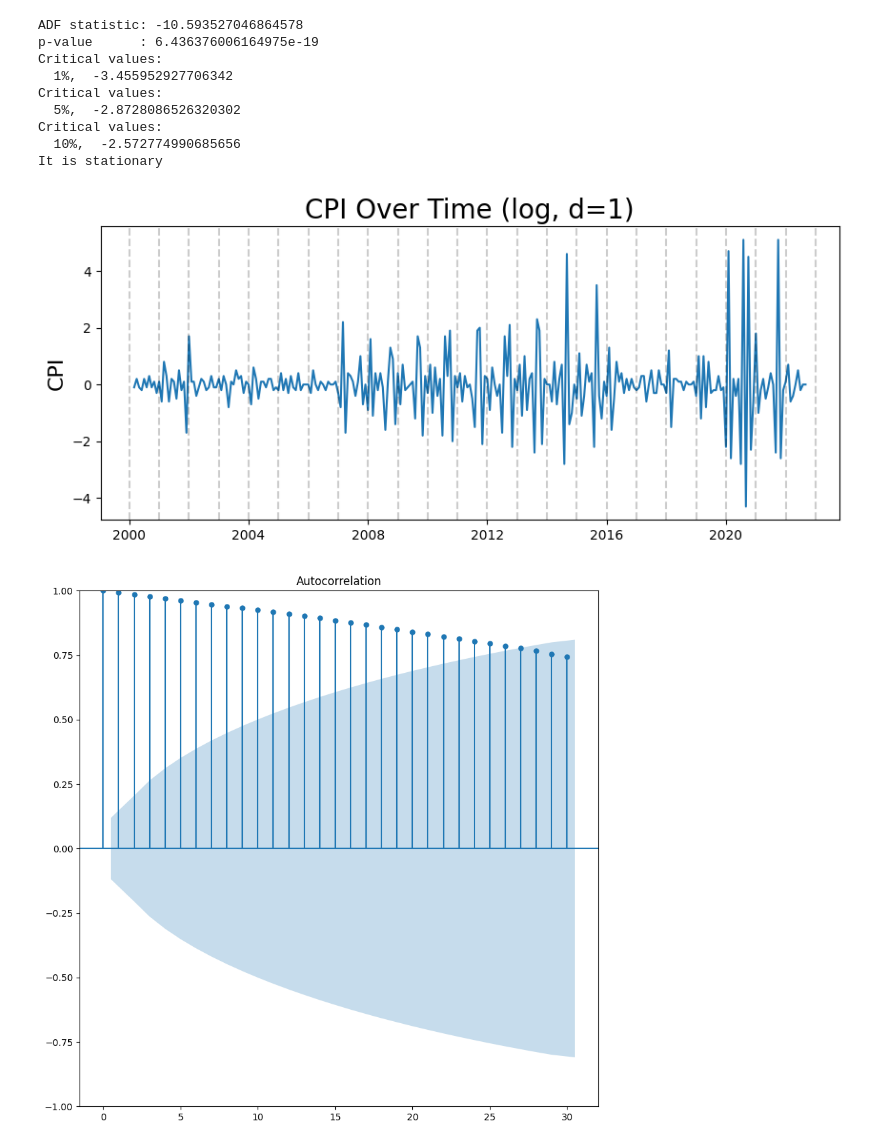
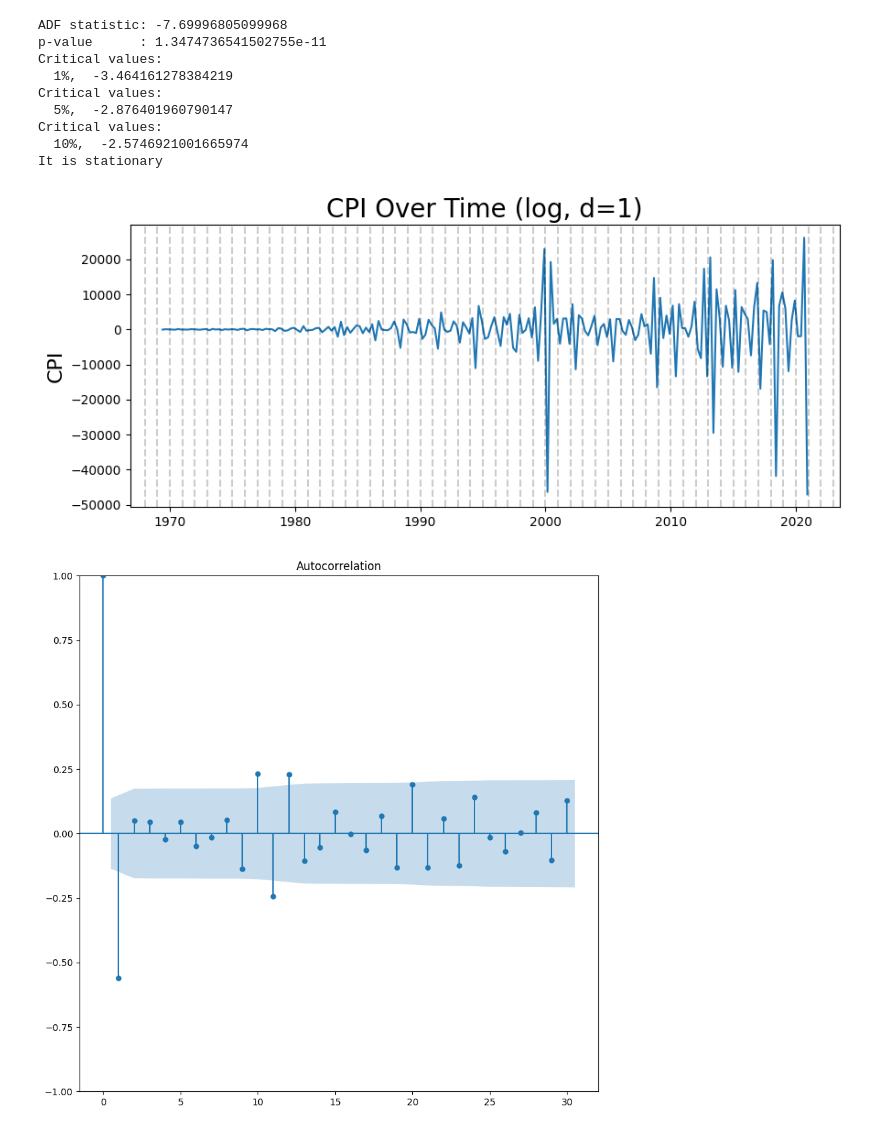
Before and after one commit to edmund844328/STAT4601_TimeSeriesForecasting, a Jupyter notebook: timeSeriesModel.ipynb, the cells around one changed output. Drawn from its saved outputs; the diff is of its cells as text; code cells hidden in the pictures.

```diff
--- a/timeSeriesModel.ipynb
+++ b/timeSeriesModel.ipynb
@@ -27,3 +32,4 @@ memory usage: 9.3 KB
 # %%
-df['Date'] = df['年'].astype(str) + '-' + (df['月'].astype(int)).astype(str) + '-01'
+#convert floating point to int then to str
+df['Date'] = df['Year'].astype(str) + '-' + (df['月'].astype(int)).astype(str) + '-01'
 df.head()
@@ -37,6 +36,7 @@ df.head()
 # %%
 #Data cleaning
-df_clean = df.loc[:,['Date','CPI']]
-df_clean.rename(columns={'Date':'date','CPI':'cpi'},inplace=True)
+df_clean = df.loc[:,['Date','Total']]
+df_clean.rename(columns={'Date':'date','Total':'total'},inplace=True)
 df_clean['date'] = pd.to_datetime(df_clean.date)
-df_clean.head()
+df.dropna(inplace=True)
+df_clean.tail()
@@ -50,6 +43,8 @@ df_clean.head()
 # %%
-#Subseting data
+#Subseting data, Leave some data for forcecasting
 df_clean.set_index('date',inplace=True)
-start_date = pd.to_datetime('2000-01-01')
-df_clean = df_clean[start_date:]
-df_clean.head()
+start_date = pd.to_datetime('1968-01-01')
+end_date = pd.to_datetime('2021-01-01')
+df_clean = df_clean[start_date:end_date]
+df.dropna(inplace=True)
+df_clean.tail()
@@ -99,12 +86,12 @@ def plotAll(dataframe, column, plottitle, plotylabel, startyear, endyear, models
     # “ywm” : Yule-Walker without adjustment. Default.
     # “yw”  : Yule-Walker with sample-size adjustment in denominator for acovf. Default.
     #alpha  : 0.05 = 95% confidence interval
-    plot_acf(df_clean.cpi,  alpha=.05, lags=30)
-    plot_pacf(df_clean.cpi,  alpha=.05, method='ywm')
+    plot_acf(dataframe[column],  alpha=.05, lags=30)
+    plot_pacf(dataframe[column],  alpha=.05, method='ywm',lags=30)
     seasonDecomposer(dataframe, column, models, periods)
 
 def allStationarity(dataframe,column):
-    dataframe['after_log'] = np.log(df_clean[column])
+    dataframe['after_log'] = np.log(dataframe[column])
     dataframe['difference_1'] = dataframe[column] - dataframe[column].shift(1)
     dataframe['difference_2'] = dataframe[column] - 2*dataframe[column].shift(1) + dataframe[column].shift(2)
     dataframe['log_difference_1'] = dataframe['after_log'] - dataframe['after_log'].shift(1)
@@ -116,4 +103,15 @@ def allStationarity(dataframe,column):
             print(data + ' : stationary')
         else:
             print(data + ' : non-stationary')
+
+def lgBoxResult(result):
+    test_stat = result[0][0]
+    p_value = result[0][1]
+    for i in range(len(test_stat)):
+        print(f'Test statistic: {test_stat[i]}, p-value:{p_value[i]}')
+        if (p_value[i] < 0.05):
+            print(f'p-value < 0.05, Null hypothesis is rejected, there is serial correlation.')
+        else:
+            print(f'p-value > 0.05, Null hypothesis is not rejected, there is no serial correlation.')
+        print('------------------------------------------------------------------------------------------')
 # %%
@@ -181,15 +151,15 @@ It is non-stationary
 # %%
-#Second order differencing after log
-plotAll(df_clean, 'difference_2', 'CPI Over Time (log, d=1)', 'CPI', 2000, 2024, models='additive', periods=1)
+#Second order differencing
+plotAll(df_clean, 'difference_2', 'CPI Over Time (log, d=1)', 'CPI', 1968, 2024, models='additive', periods=1)
 # %% [output]
-ADF statistic: -10.593527046864578
-p-value      : 6.436376006164975e-19
+ADF statistic: -7.69996805099968
+p-value      : 1.3474736541502755e-11
 Critical values:
-  1%,  -3.455952927706342
+  1%,  -3.464161278384219
 Critical values:
-  5%,  -2.8728086526320302
+  5%,  -2.876401960790147
 Critical values:
-  10%,  -2.572774990685656
+  10%,  -2.5746921001665974
 It is stationary
-[figure, old version]
+[figure, new version]
-[figure, old version]
+[figure, new version]
```
Also changed, not shown: parts of 14 cells of this notebook, 1 other file.
